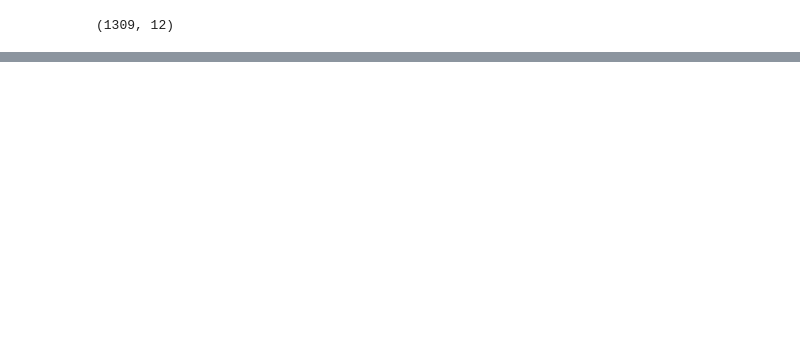
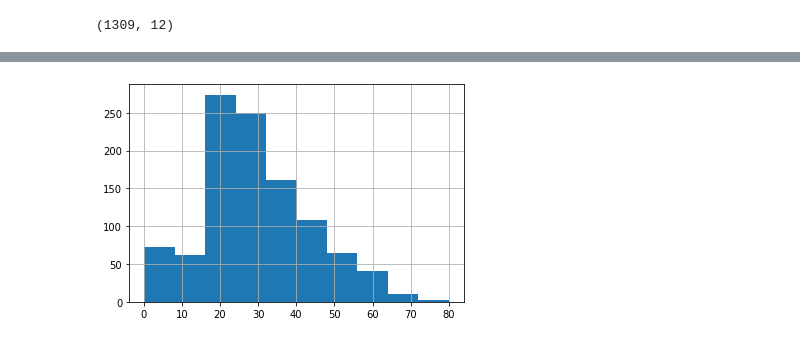
Before and after one commit to washolive/data-science, a Jupyter notebook: tratando_dados_ausentes.ipynb, the cells around one changed output, grey strips where cells are left out. Drawn from its saved outputs; the diff is of its cells as text; code cells hidden in the pictures; blank space fills up the shorter version.

```diff
--- a/tratando_dados_ausentes.ipynb
+++ b/tratando_dados_ausentes.ipynb
@@ -187,0 +225,5 @@ Mas restam ainda 5 atributos com dados ausentes:
+# %%
+df['age'].hist(bins=10)
+plt.show()
+# %% [output]
+[figure, added]
```
Also changed, not shown: parts of 26 cells of this notebook, 6 other files.
